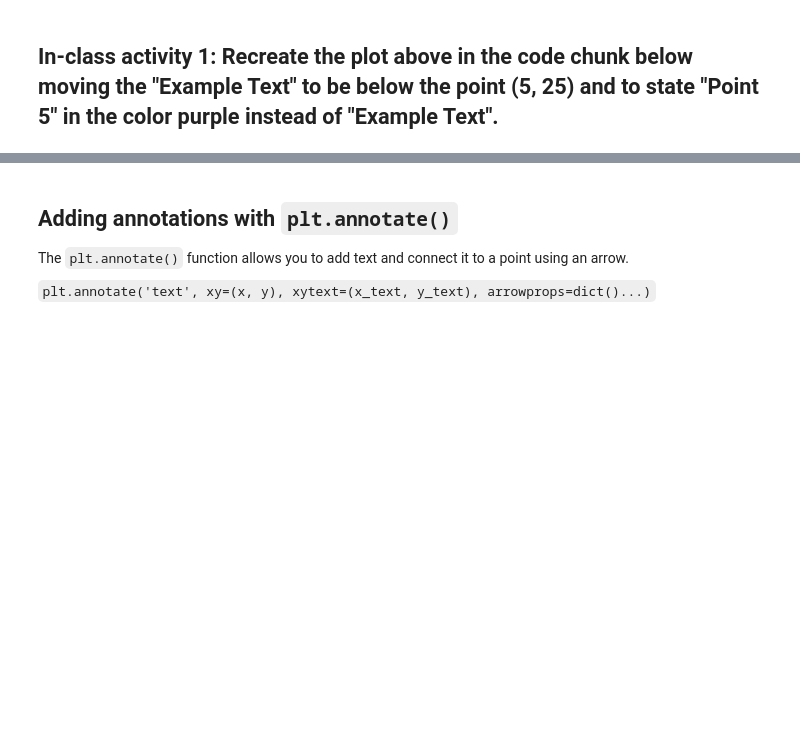
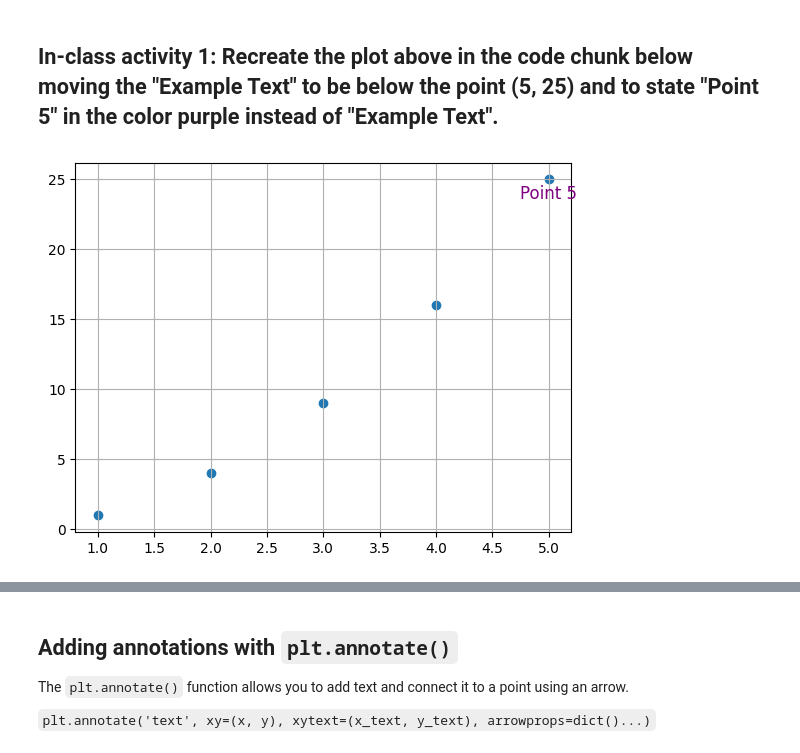
Before and after one commit to ivynangalia/320, a Jupyter notebook: lessons/Week07-01.ipynb, the cells around one changed output, grey strips where cells are left out. Cells and saved outputs as stored; diff of their text form; code cells hidden in the pictures; blank space fills up the shorter version.

```diff
--- a/lessons/Week07-01.ipynb
+++ b/lessons/Week07-01.ipynb
@@ -132,3 +171,13 @@ plt.text(3, 10, 'Example Text', fontsize=12,
+# %%
+x = [1, 2, 3, 4, 5]
+y = [1, 4, 9, 16, 25]
+
+plt.scatter(x, y)
+
+plt.text(5, 24, 'Point 5', fontsize=12,
+         color='purple', ha='center', va='center');
+# %% [output]
+[figure, added]
 # %%
 x = [1, 2, 3, 4, 5]
 y = [1, 4, 9, 16, 25]
```
Also changed, not shown: parts of 49 cells of this notebook, 6 other files.
